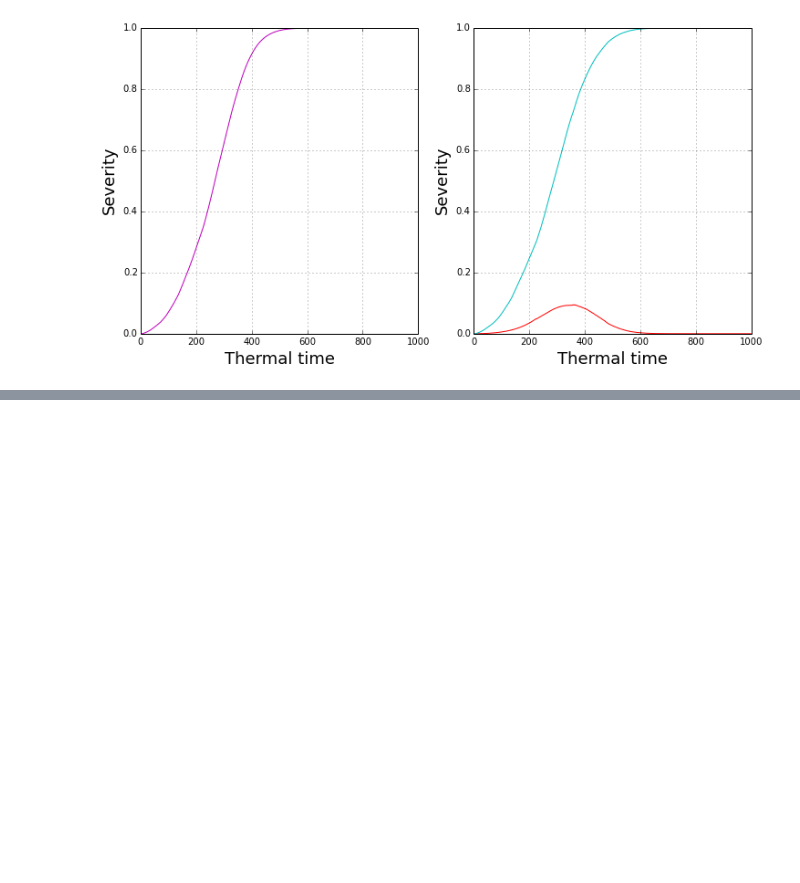
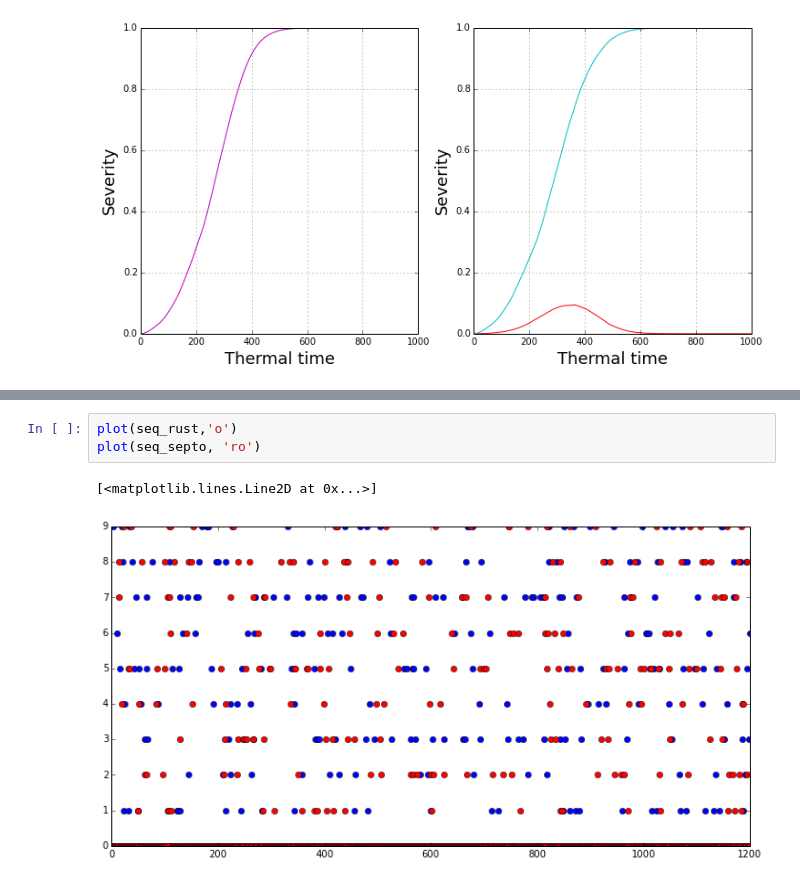
Before and after one commit to openalea-incubator/alep, a Jupyter notebook: alep/example/septo_rust_competition_leaf.ipynb, the cells around one changed output, grey strips where cells are left out. Drawn from its saved outputs; the diff is of its cells as text; blank space fills up the shorter version.

```diff
--- a/alep/example/septo_rust_competition_leaf.ipynb
+++ b/alep/example/septo_rust_competition_leaf.ipynb
@@ -1440,0 +1604,6 @@ for ax in axs:
+# %%
+plot(seq_rust,'o')
+plot(seq_septo, 'ro')
+# %% [output]
+[<matplotlib.lines.Line2D at 0x...>]
+[figure, added]
```
Also changed, not shown: parts of 3 cells of this notebook, 5 other files.
